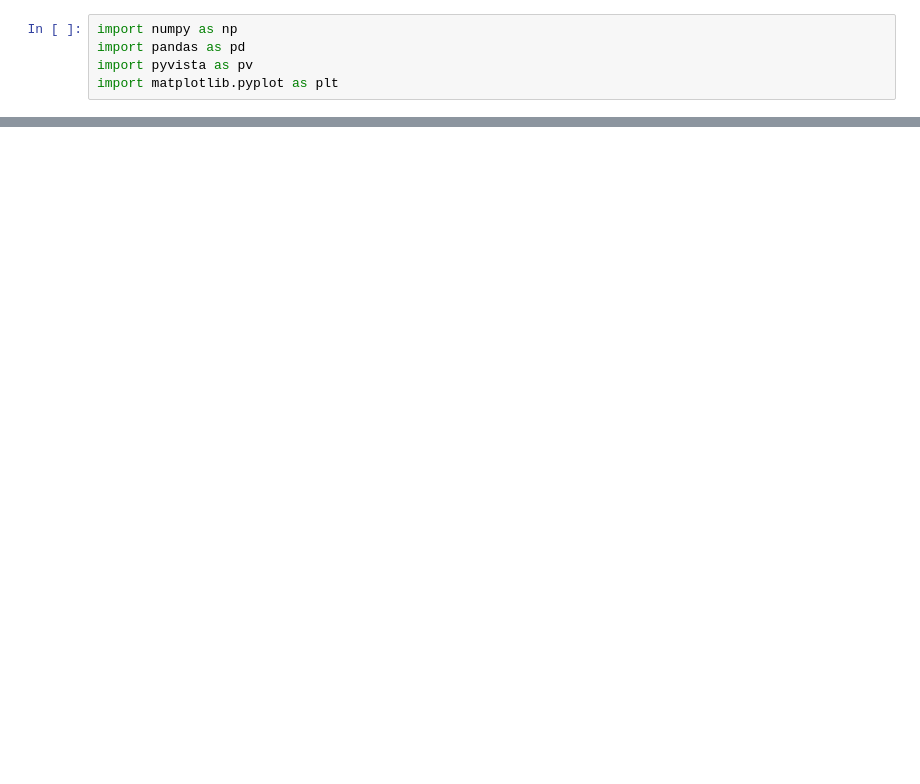
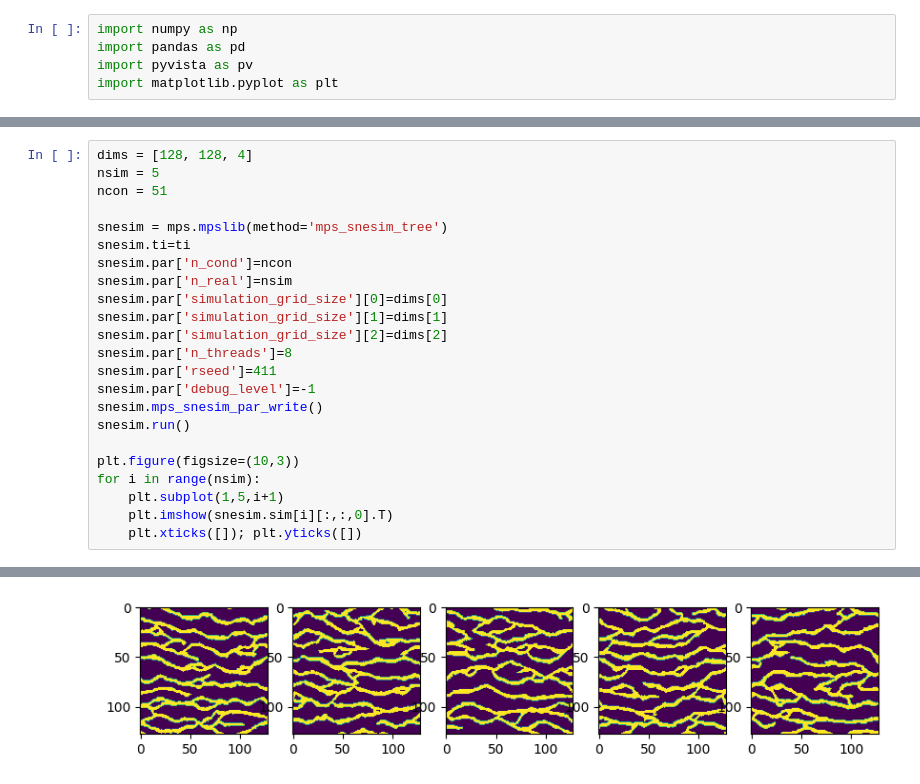
Before and after one commit to misaelmmorales/Latent-Geo-Modeling, a Jupyter notebook: simulations 3D/channel_simulation/mps.ipynb, the cells around one changed output, grey strips where cells are left out. Drawn from its saved outputs; the diff is of its cells as text; blank space fills up the shorter version.

```diff
--- a/simulations 3D/channel_simulation/mps.ipynb
+++ b/simulations 3D/channel_simulation/mps.ipynb
@@ -30,0 +40,24 @@ pl.show(window_size=(1000,1000), jupyter_backend='static', interactive=True)
+# %%
+dims = [128, 128, 4]
+nsim = 5
+ncon = 51
+
+snesim = mps.mpslib(method='mps_snesim_tree')
+snesim.ti=ti
+snesim.par['n_cond']=ncon
+snesim.par['n_real']=nsim
+snesim.par['simulation_grid_size'][0]=dims[0]
+snesim.par['simulation_grid_size'][1]=dims[1]
+snesim.par['simulation_grid_size'][2]=dims[2]
+snesim.par['n_threads']=8
+snesim.par['rseed']=411
+snesim.par['debug_level']=-1
+snesim.mps_snesim_par_write()
+snesim.run()
+
+plt.figure(figsize=(10,3))
+for i in range(nsim):
+    plt.subplot(1,5,i+1)
+    plt.imshow(snesim.sim[i][:,:,0].T)
+    plt.xticks([]); plt.yticks([])
+# %% [output]
@@ -30,0 +65 @@ pl.show(window_size=(1000,1000), jupyter_backend='static', interactive=True)
+[figure, added]
```
Also changed, not shown: parts of 9 cells of this notebook, 4 other files.
